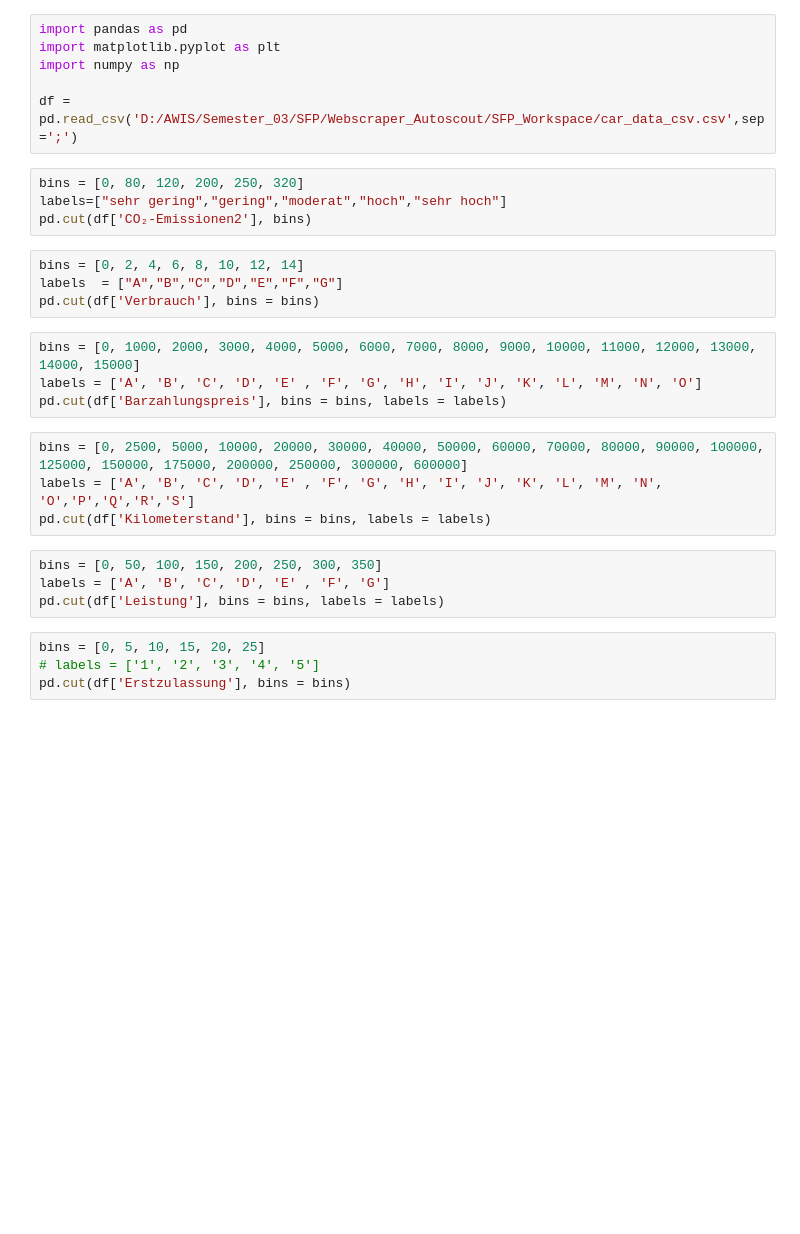
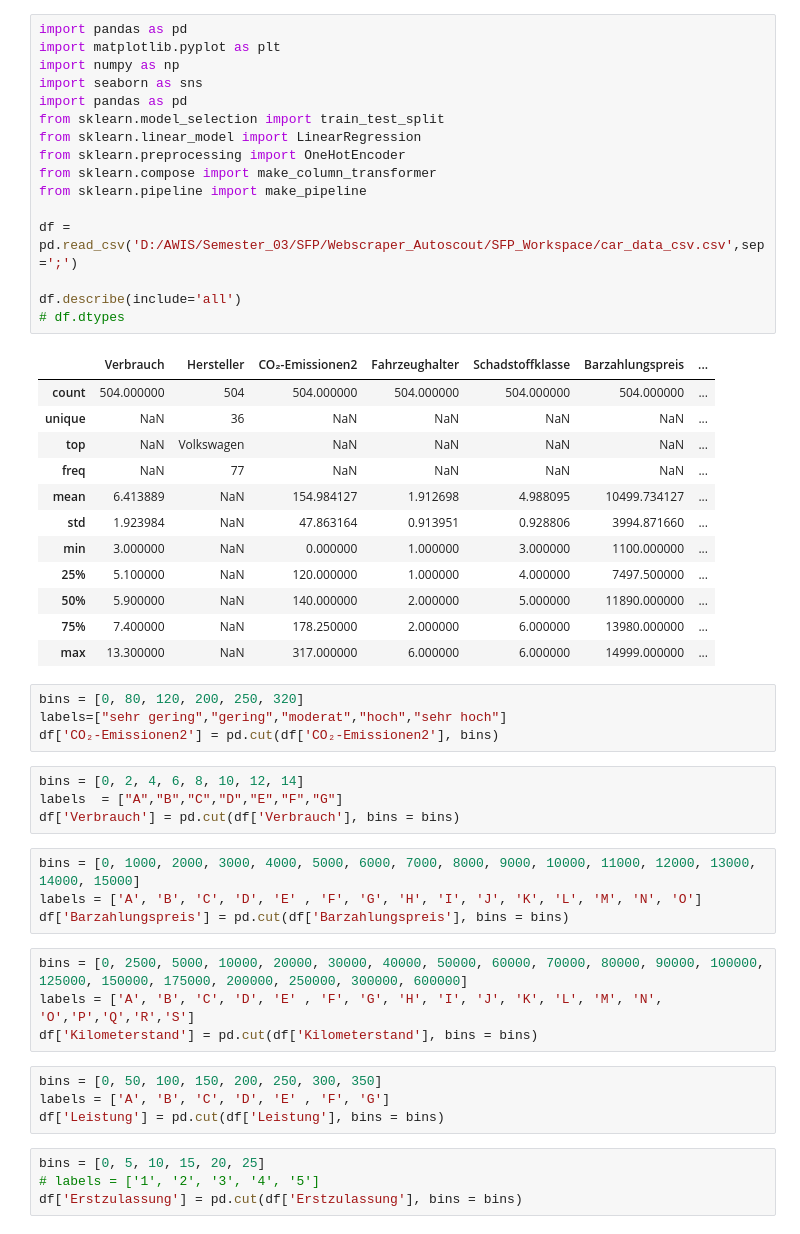
Before and after one commit to PawelCzudy/SFP_Notebook, a Jupyter notebook: Klassifizierung.ipynb, the cells around one changed output. Drawn from its saved outputs; the diff is of its cells as text; blank space fills up the shorter version.

```diff
--- a/Klassifizierung.ipynb
+++ b/Klassifizierung.ipynb
@@ -1,31 +1,54 @@
 # %%
 import pandas as pd
 import matplotlib.pyplot as plt
 import numpy as np
+import seaborn as sns
+import pandas as pd
+from sklearn.model_selection import train_test_split
+from sklearn.linear_model import LinearRegression
+from sklearn.preprocessing import OneHotEncoder
+from sklearn.compose import make_column_transformer
+from sklearn.pipeline import make_pipeline
 
 df = pd.read_csv('D:/AWIS/Semester_03/SFP/Webscraper_Autoscout/SFP_Workspace/car_data_csv.csv',sep=';')
+
+df.describe(include='all')
+# df.dtypes
+# %% [output]
+|  | Verbrauch | Hersteller | CO₂-Emissionen2 | Fahrzeughalter | Schadstoffklasse | Barzahlungspreis | ... |
+| count | 504.000000 | 504 | 504.000000 | 504.000000 | 504.000000 | 504.000000 | ... |
+| unique | NaN | 36 | NaN | NaN | NaN | NaN | ... |
+| top | NaN | Volkswagen | NaN | NaN | NaN | NaN | ... |
+| freq | NaN | 77 | NaN | NaN | NaN | NaN | ... |
+| mean | 6.413889 | NaN | 154.984127 | 1.912698 | 4.988095 | 10499.734127 | ... |
+| std | 1.923984 | NaN | 47.863164 | 0.913951 | 0.928806 | 3994.871660 | ... |
+| min | 3.000000 | NaN | 0.000000 | 1.000000 | 3.000000 | 1100.000000 | ... |
+| 25% | 5.100000 | NaN | 120.000000 | 1.000000 | 4.000000 | 7497.500000 | ... |
+| 50% | 5.900000 | NaN | 140.000000 | 2.000000 | 5.000000 | 11890.000000 | ... |
+| 75% | 7.400000 | NaN | 178.250000 | 2.000000 | 6.000000 | 13980.000000 | ... |
+| max | 13.300000 | NaN | 317.000000 | 6.000000 | 6.000000 | 14999.000000 | ... |
 # %%
 bins = [0, 80, 120, 200, 250, 320]
 labels=["sehr gering","gering","moderat","hoch","sehr hoch"]
-pd.cut(df['CO₂-Emissionen2'], bins)
+df['CO₂-Emissionen2'] = pd.cut(df['CO₂-Emissionen2'], bins)
 # %%
 bins = [0, 2, 4, 6, 8, 10, 12, 14]
 labels  = ["A","B","C","D","E","F","G"]
-pd.cut(df['Verbrauch'], bins = bins)
+df['Verbrauch'] = pd.cut(df['Verbrauch'], bins = bins)
 # %%
 bins = [0, 1000, 2000, 3000, 4000, 5000, 6000, 7000, 8000, 9000, 10000, 11000, 12000, 13000, 14000, 15000]
 labels = ['A', 'B', 'C', 'D', 'E' , 'F', 'G', 'H', 'I', 'J', 'K', 'L', 'M', 'N', 'O']
-pd.cut(df['Barzahlungspreis'], bins = bins, labels = labels)
+df['Barzahlungspreis'] = pd.cut(df['Barzahlungspreis'], bins = bins)
 # %%
 bins = [0, 2500, 5000, 10000, 20000, 30000, 40000, 50000, 60000, 70000, 80000, 90000, 100000, 125000, 150000, 175000, 200000, 250000, 300000, 600000]
 labels = ['A', 'B', 'C', 'D', 'E' , 'F', 'G', 'H', 'I', 'J', 'K', 'L', 'M', 'N', 'O','P','Q','R','S']
-pd.cut(df['Kilometerstand'], bins = bins, labels = labels)
+df['Kilometerstand'] = pd.cut(df['Kilometerstand'], bins = bins)
 # %%
 bins = [0, 50, 100, 150, 200, 250, 300, 350]
 labels = ['A', 'B', 'C', 'D', 'E' , 'F', 'G']
-pd.cut(df['Leistung'], bins = bins, labels = labels)
+df['Leistung'] = pd.cut(df['Leistung'], bins = bins)
 # %%
 bins = [0, 5, 10, 15, 20, 25]
 # labels = ['1', '2', '3', '4', '5']
-pd.cut(df['Erstzulassung'], bins = bins)
+df['Erstzulassung'] = pd.cut(df['Erstzulassung'], bins = bins)
 # %%
```
Also changed, not shown: parts of 13 cells of this notebook, 2 other files.
